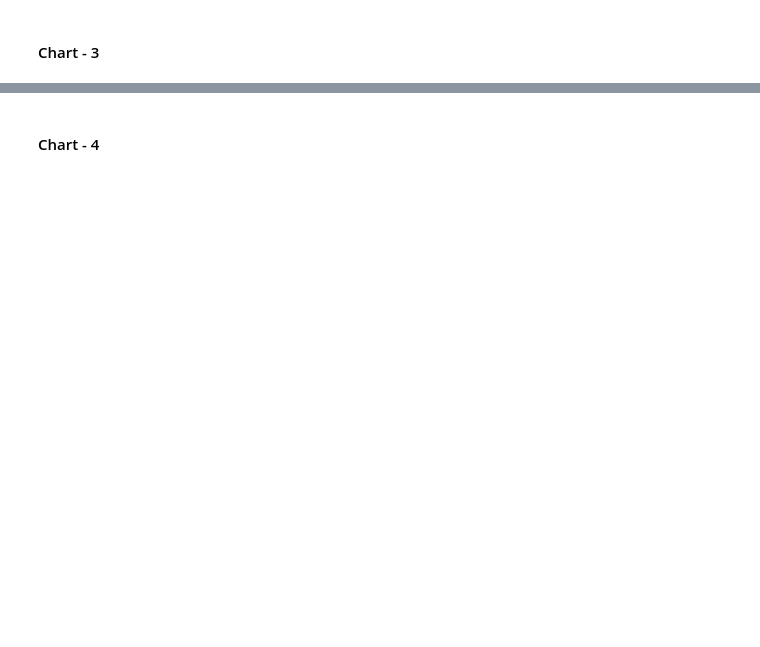
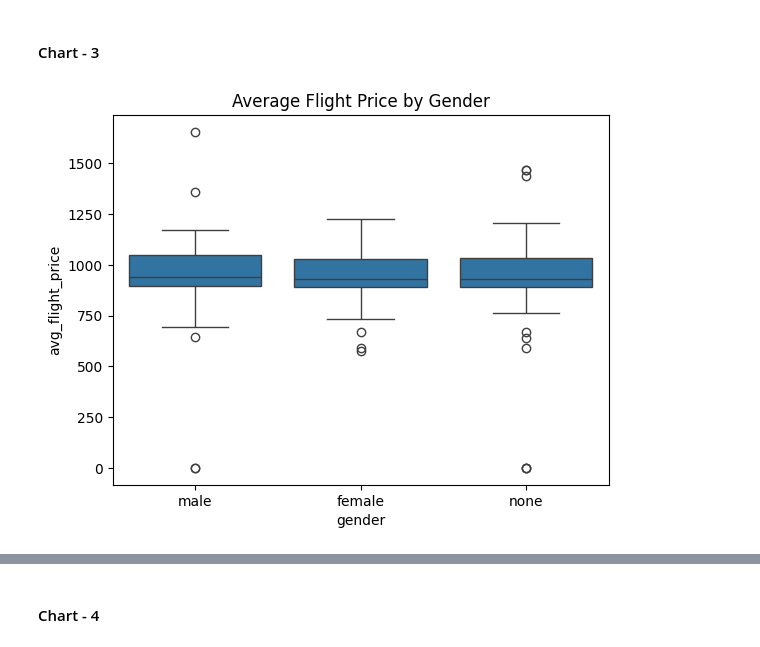
Before and after one commit to taiybashaikh51-sys/voyage-analytics-mlops, a Jupyter notebook: notebooks/Voyage_Analytics_1_Gender_Prediction_Starter.ipynb, the cells around one changed output, grey strips where cells are left out. Cells and saved outputs as stored; diff of their text form; code cells hidden in the pictures; blank space fills up the shorter version.

```diff
--- a/notebooks/Voyage_Analytics_1_Gender_Prediction_Starter.ipynb
+++ b/notebooks/Voyage_Analytics_1_Gender_Prediction_Starter.ipynb
@@ -101 +319,9 @@ for col in users.columns:    print(col, '->', users[col].nunique())
+# %%
+# Chart 3 — Avg flight price vs Gender:
+
+sns.boxplot(data=df, x='gender', y='avg_flight_price')
+plt.title('Average Flight Price by Gender')
+plt.show()
+# %% [output]
+[figure, added]
 # %% [markdown]
```
Also changed, not shown: parts of 35 cells of this notebook, 2 other files.
